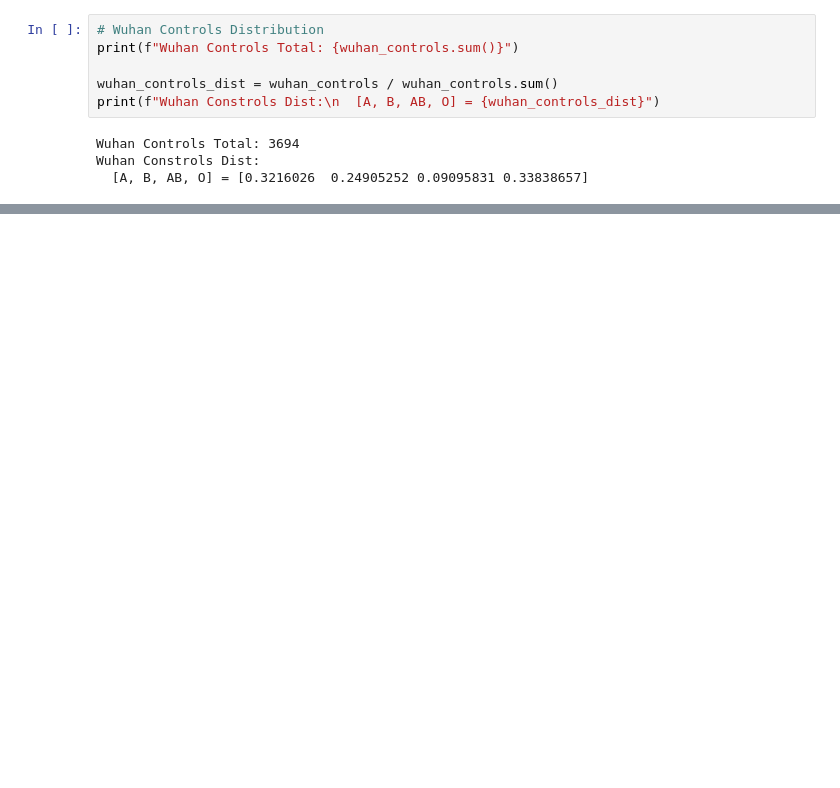
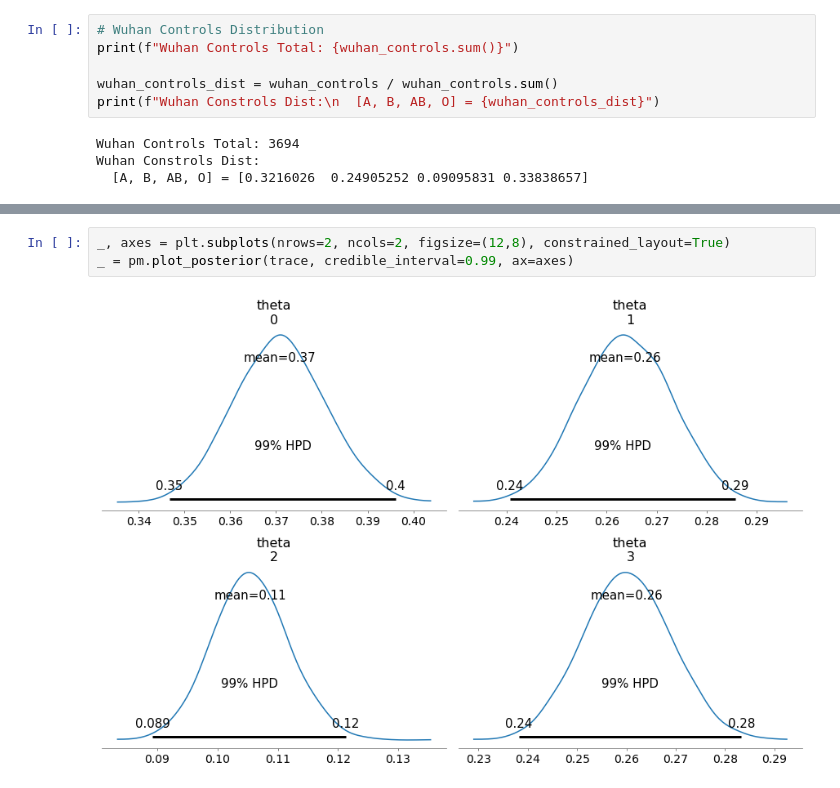
Before and after one commit to alreich/ipython-notebooks, a Jupyter notebook: covid19_and_blood_type.ipynb, the cells around one changed output, grey strips where cells are left out. Drawn from its saved outputs; the diff is of its cells as text; blank space fills up the shorter version.

```diff
--- a/covid19_and_blood_type.ipynb
+++ b/covid19_and_blood_type.ipynb
@@ -92,0 +96,5 @@ NUTS: [Blood Group]
+# %%
+_, axes = plt.subplots(nrows=2, ncols=2, figsize=(12,8), constrained_layout=True)
+_ = pm.plot_posterior(trace, credible_interval=0.99, ax=axes)
+# %% [output]
+[figure, added]
```
Also changed, not shown: parts of 13 cells of this notebook, 1 other file.
